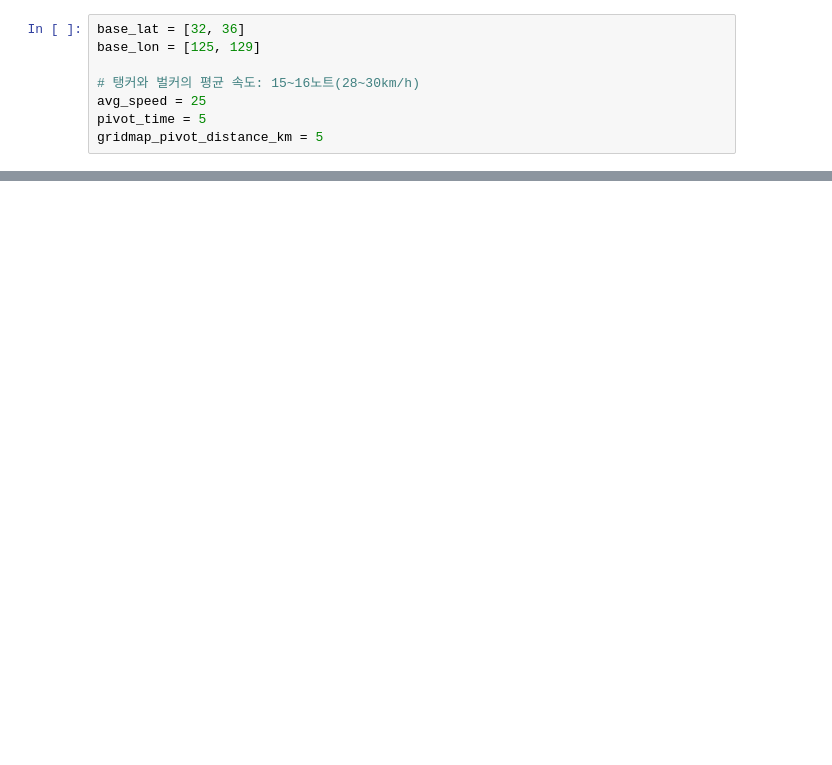
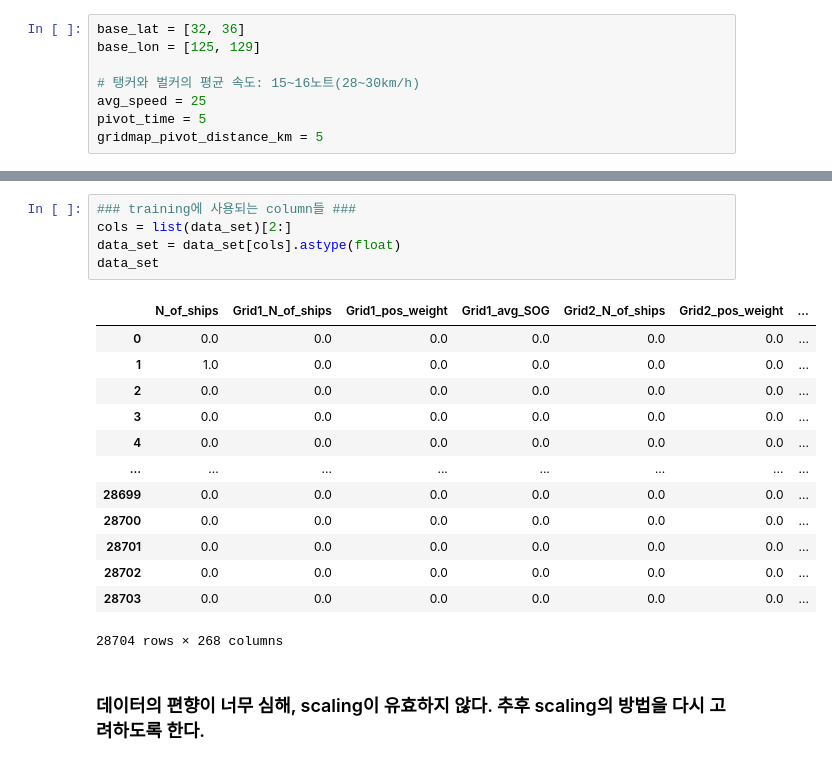
Before and after one commit to Predicting-marine-traffic-conditions/Predict-Maritime-Congestion_Sol2, a Jupyter notebook: Predict_by_LSTM.ipynb, the cells around one changed output, grey strips where cells are left out. Cells and saved outputs as stored; diff of their text form; blank space fills up the shorter version.

```diff
--- a/Predict_by_LSTM.ipynb
+++ b/Predict_by_LSTM.ipynb
@@ -68,0 +108,21 @@ train.size
+# %%
+### training에 사용되는 column들 ###
+cols = list(data_set)[2:]
+data_set = data_set[cols].astype(float)
+data_set
+# %% [output]
+|  | N_of_ships | Grid1_N_of_ships | Grid1_pos_weight | Grid1_avg_SOG | Grid2_N_of_ships | Grid2_pos_weight | ... |
+| 0 | 0.0 | 0.0 | 0.0 | 0.0 | 0.0 | 0.0 | ... |
+| 1 | 1.0 | 0.0 | 0.0 | 0.0 | 0.0 | 0.0 | ... |
+| 2 | 0.0 | 0.0 | 0.0 | 0.0 | 0.0 | 0.0 | ... |
+| 3 | 0.0 | 0.0 | 0.0 | 0.0 | 0.0 | 0.0 | ... |
+| 4 | 0.0 | 0.0 | 0.0 | 0.0 | 0.0 | 0.0 | ... |
+| ... | ... | ... | ... | ... | ... | ... | ... |
+| 28699 | 0.0 | 0.0 | 0.0 | 0.0 | 0.0 | 0.0 | ... |
+| 28700 | 0.0 | 0.0 | 0.0 | 0.0 | 0.0 | 0.0 | ... |
+| 28701 | 0.0 | 0.0 | 0.0 | 0.0 | 0.0 | 0.0 | ... |
+| 28702 | 0.0 | 0.0 | 0.0 | 0.0 | 0.0 | 0.0 | ... |
+| 28703 | 0.0 | 0.0 | 0.0 | 0.0 | 0.0 | 0.0 | ... |
+28704 rows × 268 columns
+# %% [markdown]
+### 데이터의 편향이 너무 심해, scaling이 유효하지 않다. 추후 scaling의 방법을 다시 고려하도록 한다.
```
Also changed, not shown: parts of 14 cells of this notebook, 4 other files.
